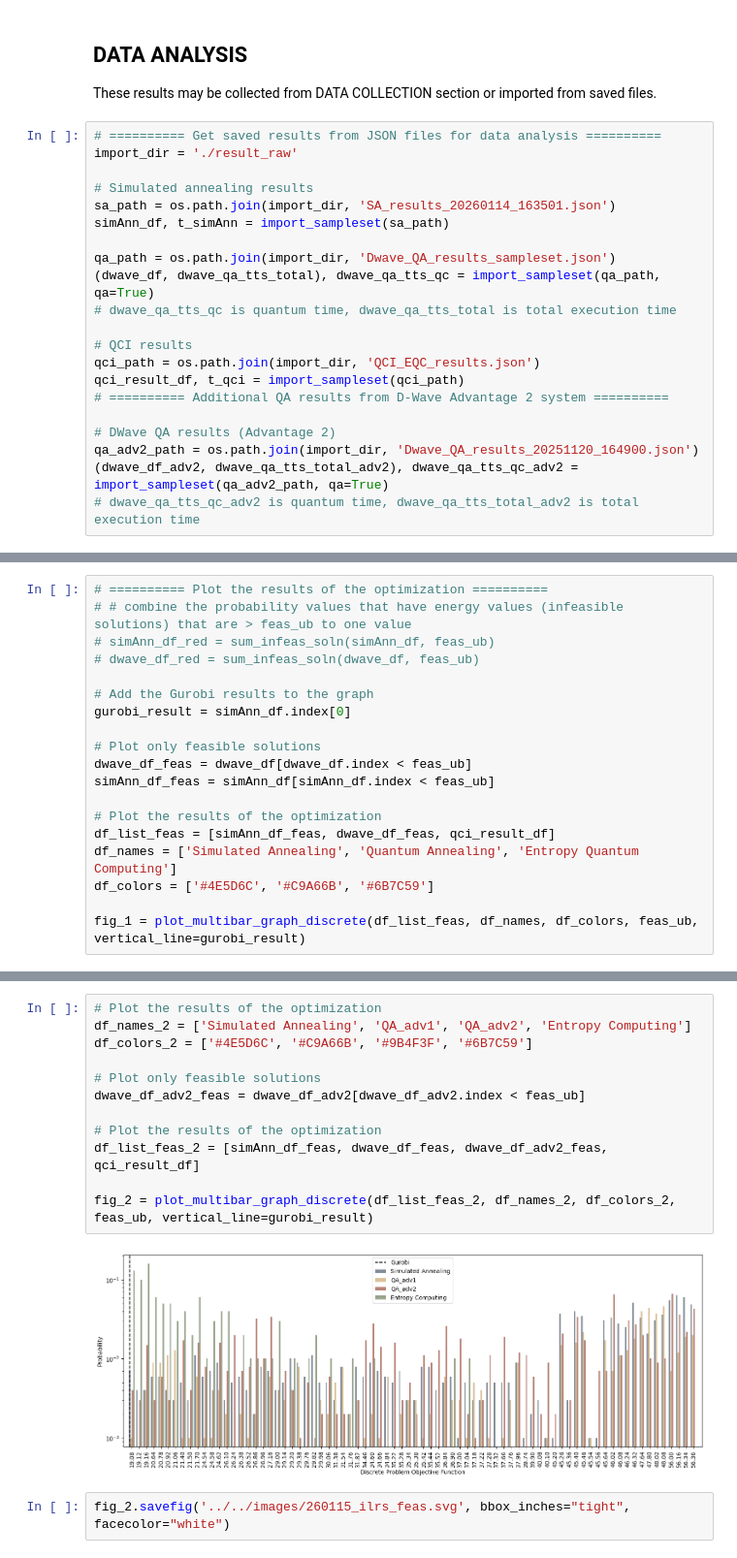
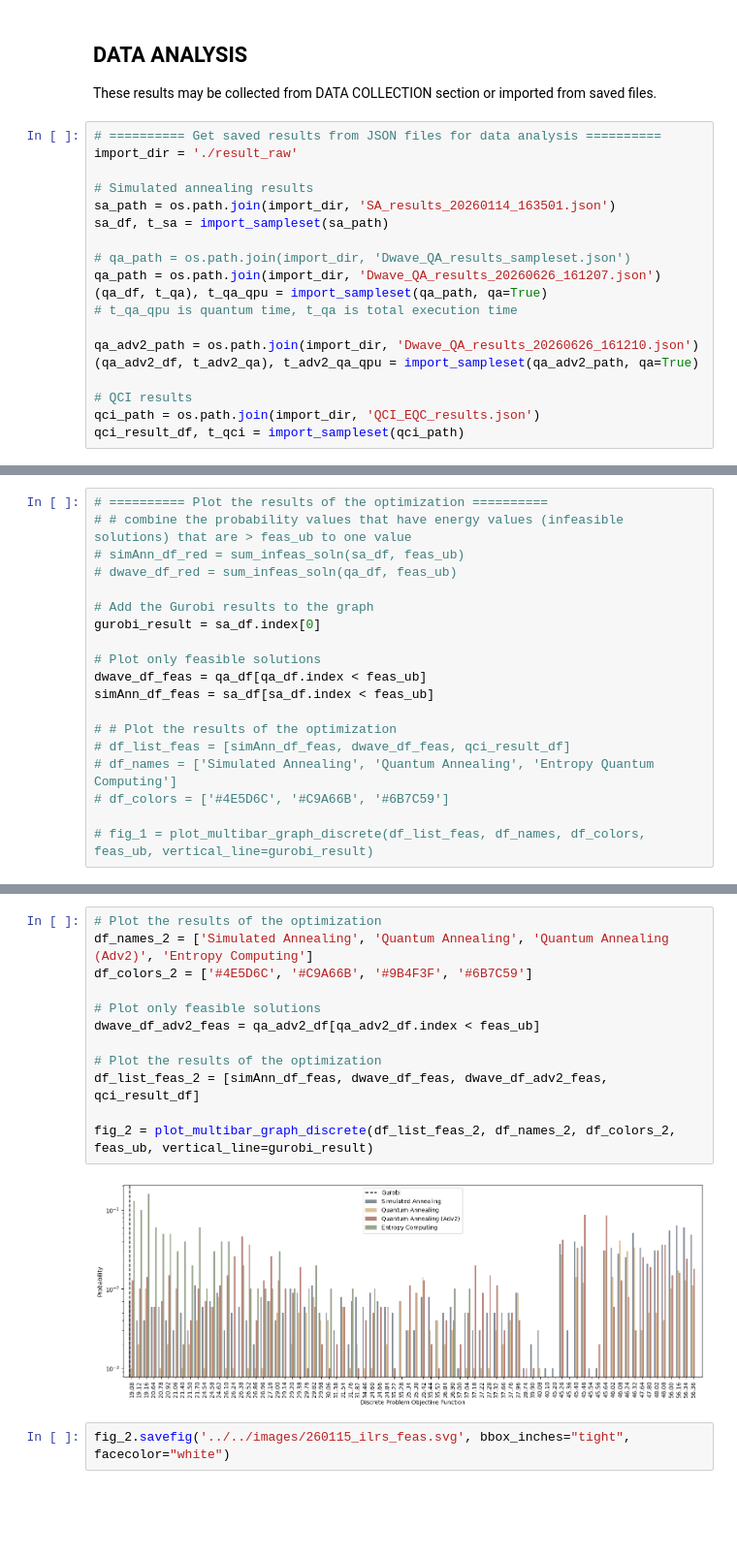
Before and after one commit to SECQUOIA/pd_ising, a Jupyter notebook: il-rxtor-sep-opt/discrete_qubo/ilrs_qubo.ipynb, the cells around one changed output, grey strips where cells are left out. Shown at 97% size. Drawn from its saved outputs; the diff is of its cells as text; blank space fills up the shorter version.

```diff
--- a/il-rxtor-sep-opt/discrete_qubo/ilrs_qubo.ipynb
+++ b/il-rxtor-sep-opt/discrete_qubo/ilrs_qubo.ipynb
@@ -76,21 +84,19 @@ import_dir = './result_raw'
 
 # Simulated annealing results
 sa_path = os.path.join(import_dir, 'SA_results_20260114_163501.json')
-simAnn_df, t_simAnn = import_sampleset(sa_path)
+sa_df, t_sa = import_sampleset(sa_path)
 
-qa_path = os.path.join(import_dir, 'Dwave_QA_results_sampleset.json')
-(dwave_df, dwave_qa_tts_total), dwave_qa_tts_qc = import_sampleset(qa_path, qa=True)
-# dwave_qa_tts_qc is quantum time, dwave_qa_tts_total is total execution time
+# qa_path = os.path.join(import_dir, 'Dwave_QA_results_sampleset.json')
+qa_path = os.path.join(import_dir, 'Dwave_QA_results_20260626_161207.json')
+(qa_df, t_qa), t_qa_qpu = import_sampleset(qa_path, qa=True)
+# t_qa_qpu is quantum time, t_qa is total execution time
+
+qa_adv2_path = os.path.join(import_dir, 'Dwave_QA_results_20260626_161210.json')
+(qa_adv2_df, t_adv2_qa), t_adv2_qa_qpu = import_sampleset(qa_adv2_path, qa=True)
 
 # QCI results
 qci_path = os.path.join(import_dir, 'QCI_EQC_results.json')
 qci_result_df, t_qci = import_sampleset(qci_path)
-# ========== Additional QA results from D-Wave Advantage 2 system ==========
-
-# DWave QA results (Advantage 2)
-qa_adv2_path = os.path.join(import_dir, 'Dwave_QA_results_20251120_164900.json')
-(dwave_df_adv2, dwave_qa_tts_total_adv2), dwave_qa_tts_qc_adv2 = import_sampleset(qa_adv2_path, qa=True)
-# dwave_qa_tts_qc_adv2 is quantum time, dwave_qa_tts_total_adv2 is total execution time
 # %%
 # ========== Calculate time-to-solution (tts) ==========
 feas_ub = 57        # upper bound for feasible solution, taken from Gurobi result
@@ -160,19 +166,19 @@ EQC-QCI_qpu        37.00  1223.53
 # %%
 # ========== Plot the results of the optimization ==========
 # # combine the probability values that have energy values (infeasible solutions) that are > feas_ub to one value
-# simAnn_df_red = sum_infeas_soln(simAnn_df, feas_ub)
-# dwave_df_red = sum_infeas_soln(dwave_df, feas_ub)
+# simAnn_df_red = sum_infeas_soln(sa_df, feas_ub)
+# dwave_df_red = sum_infeas_soln(qa_df, feas_ub)
 
 # Add the Gurobi results to the graph
-gurobi_result = simAnn_df.index[0]
+gurobi_result = sa_df.index[0]
 
 # Plot only feasible solutions
-dwave_df_feas = dwave_df[dwave_df.index < feas_ub]
-simAnn_df_feas = simAnn_df[simAnn_df.index < feas_ub]
+dwave_df_feas = qa_df[qa_df.index < feas_ub]
+simAnn_df_feas = sa_df[sa_df.index < feas_ub]
 
-# Plot the results of the optimization
-df_list_feas = [simAnn_df_feas, dwave_df_feas, qci_result_df]
-df_names = ['Simulated Annealing', 'Quantum Annealing', 'Entropy Quantum Computing']
-df_colors = ['#4E5D6C', '#C9A66B', '#6B7C59']
+# # Plot the results of the optimization
+# df_list_feas = [simAnn_df_feas, dwave_df_feas, qci_result_df]
+# df_names = ['Simulated Annealing', 'Quantum Annealing', 'Entropy Quantum Computing']
+# df_colors = ['#4E5D6C', '#C9A66B', '#6B7C59']
 
-fig_1 = plot_multibar_graph_discrete(df_list_feas, df_names, df_colors, feas_ub, vertical_line=gurobi_result)
+# fig_1 = plot_multibar_graph_discrete(df_list_feas, df_names, df_colors, feas_ub, vertical_line=gurobi_result)
@@ -181,17 +185,17 @@ fig_1 = plot_multibar_graph_discrete(df_list_feas, df_names, df_colors, feas_ub,
 # %%
 # Plot the results of the optimization
-df_names_2 = ['Simulated Annealing', 'QA_adv1', 'QA_adv2', 'Entropy Computing']
+df_names_2 = ['Simulated Annealing', 'Quantum Annealing', 'Quantum Annealing (Adv2)', 'Entropy Computing']
 df_colors_2 = ['#4E5D6C', '#C9A66B', '#9B4F3F', '#6B7C59']
 
 # Plot only feasible solutions
-dwave_df_adv2_feas = dwave_df_adv2[dwave_df_adv2.index < feas_ub]
+dwave_df_adv2_feas = qa_adv2_df[qa_adv2_df.index < feas_ub]
 
 # Plot the results of the optimization
 df_list_feas_2 = [simAnn_df_feas, dwave_df_feas, dwave_df_adv2_feas, qci_result_df]
 
 fig_2 = plot_multibar_graph_discrete(df_list_feas_2, df_names_2, df_colors_2, feas_ub, vertical_line=gurobi_result)
 # %% [output]
-[figure, old version]
+[figure, new version]
 # %%
 fig_2.savefig('../../images/260115_ilrs_feas.svg', bbox_inches="tight", facecolor="white")
 # %%
```
Also changed, not shown: parts of 6 cells of this notebook, 7 other files.
